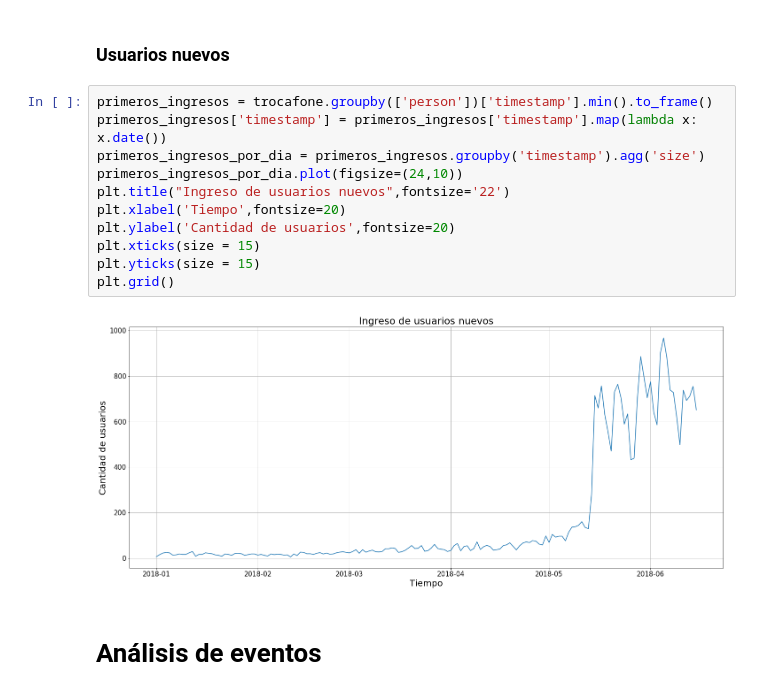
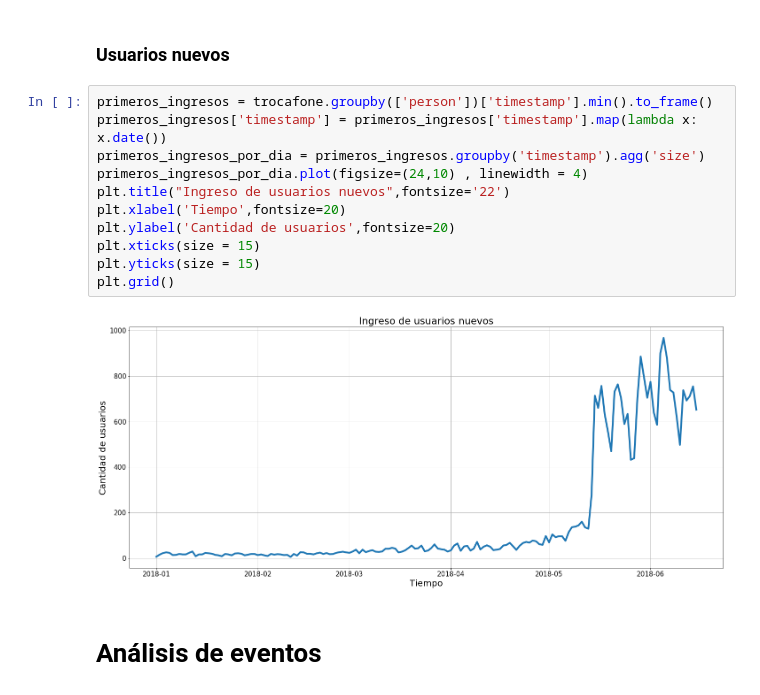
Before and after one commit to emabrea/7506-DATOS-TP1, a Jupyter notebook: Analisis Exploratorio.ipynb, the cells around one changed output. Drawn from its saved outputs; the diff is of its cells as text.

```diff
--- a/Analisis Exploratorio.ipynb
+++ b/Analisis Exploratorio.ipynb
@@ -307,16 +312,16 @@ plt.grid(axis='y')
 # %%
 primeros_ingresos = trocafone.groupby(['person'])['timestamp'].min().to_frame()
 primeros_ingresos['timestamp'] = primeros_ingresos['timestamp'].map(lambda x: x.date())
 primeros_ingresos_por_dia = primeros_ingresos.groupby('timestamp').agg('size')
-primeros_ingresos_por_dia.plot(figsize=(24,10))
+primeros_ingresos_por_dia.plot(figsize=(24,10) , linewidth = 4)
 plt.title("Ingreso de usuarios nuevos",fontsize='22')
 plt.xlabel('Tiempo',fontsize=20)
 plt.ylabel('Cantidad de usuarios',fontsize=20)
 plt.xticks(size = 15)
 plt.yticks(size = 15)
 plt.grid()
 # %% [output]
-[figure, old version]
+[figure, new version]
 # %% [markdown]
 # Análisis de eventos
 # %% [markdown]
```
Also changed, not shown: parts of 19 cells of this notebook.
